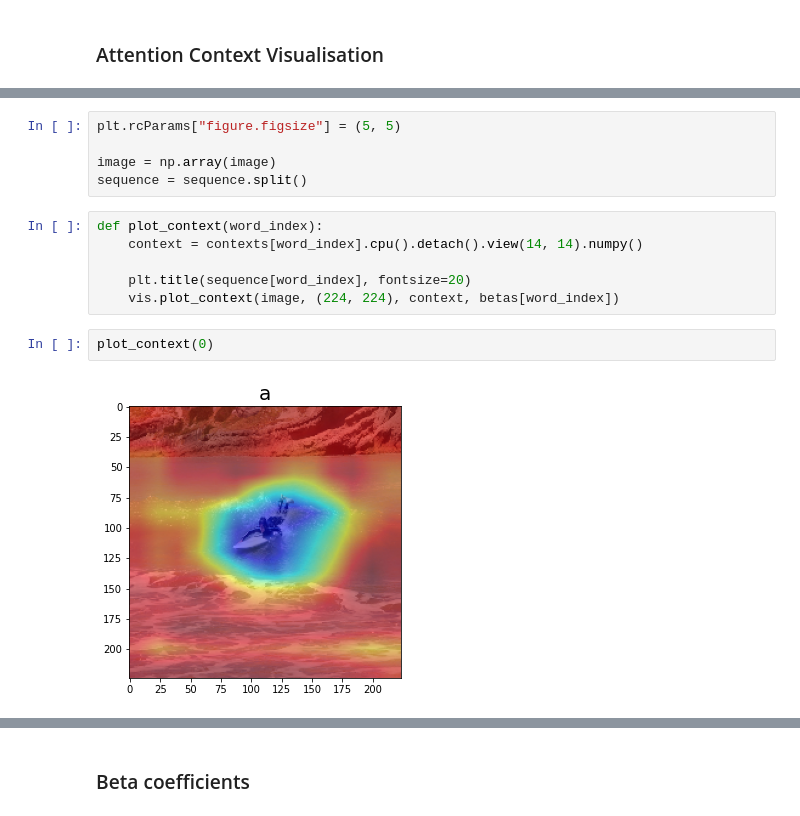
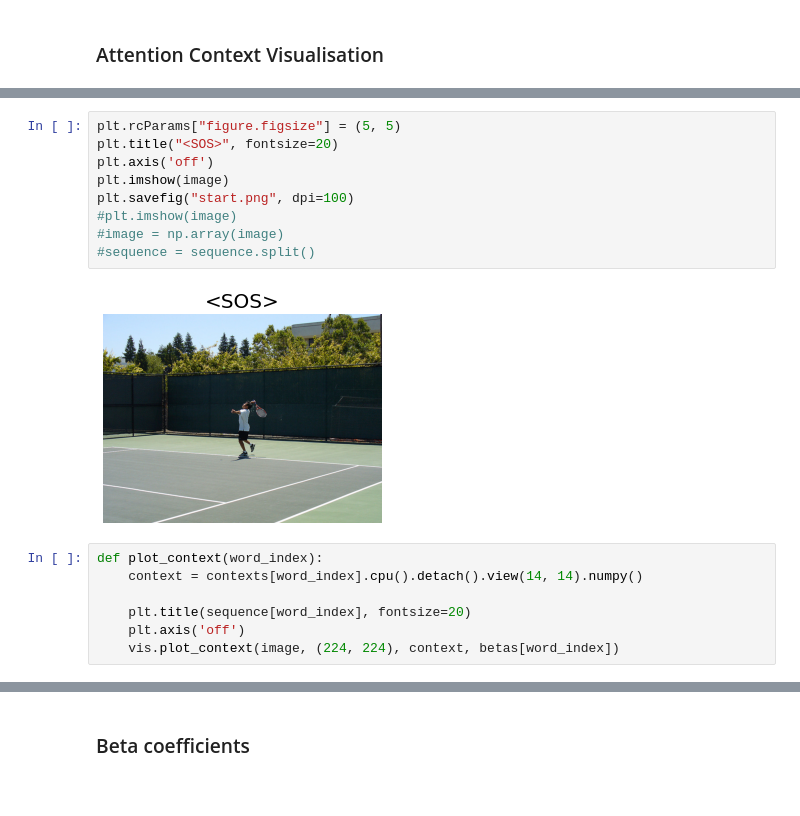
Before and after one commit to wiktorlazarski/Image-Captioning-with-Visual-Attention, a Jupyter notebook: notebooks/evaluating/Model_Output_Visualisation.ipynb, the cells around one changed output, grey strips where cells are left out. Saved outputs shown, nothing was run; the diff lists cells and outputs as text.

```diff
--- a/notebooks/evaluating/Model_Output_Visualisation.ipynb
+++ b/notebooks/evaluating/Model_Output_Visualisation.ipynb
@@ -113,15 +116,18 @@ plt.imshow(image)
 # %%
 plt.rcParams["figure.figsize"] = (5, 5)
-
-image = np.array(image)
-sequence = sequence.split()
+plt.title("<SOS>", fontsize=20)
+plt.axis('off')
+plt.imshow(image)
+plt.savefig("start.png", dpi=100)
+#plt.imshow(image)
+#image = np.array(image)
+#sequence = sequence.split()
+# %% [output]
+[figure, added]
 # %%
 def plot_context(word_index):
     context = contexts[word_index].cpu().detach().view(14, 14).numpy()
 
     plt.title(sequence[word_index], fontsize=20)
+    plt.axis('off')
     vis.plot_context(image, (224, 224), context, betas[word_index])
-# %%
-plot_context(0)
-# %% [output]
-[figure, removed]
```
Also changed, not shown: parts of 23 cells of this notebook, 7 other files.
